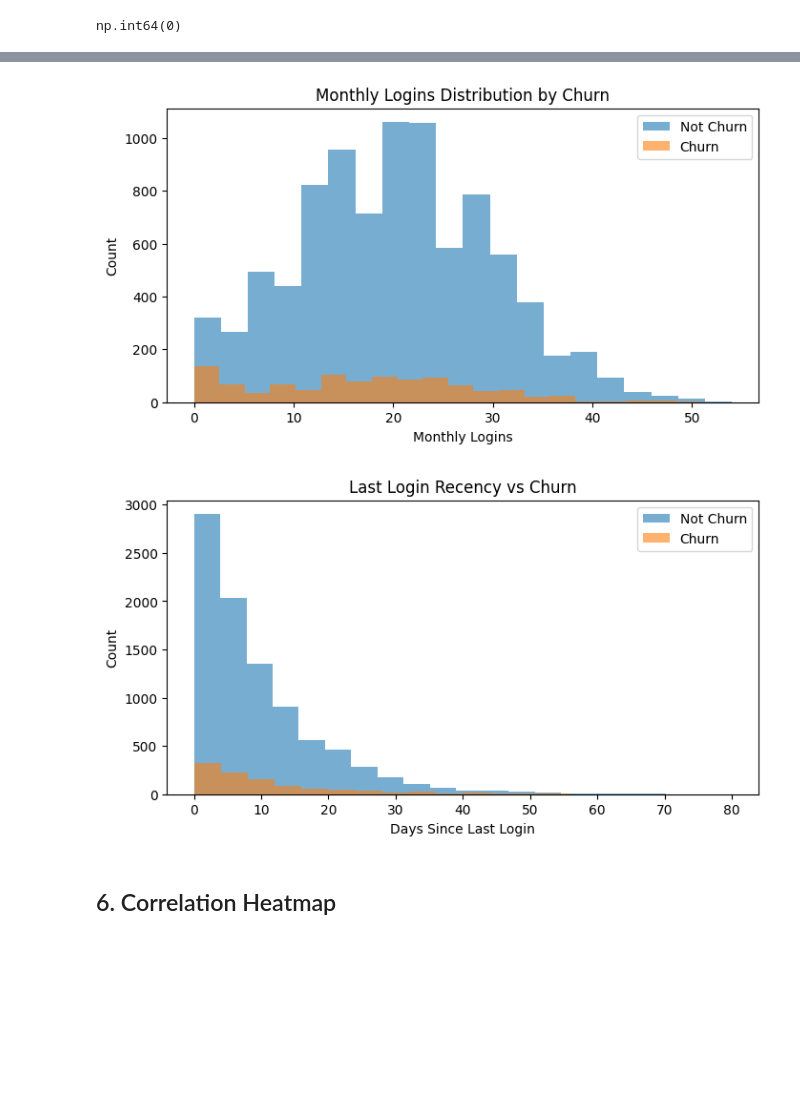
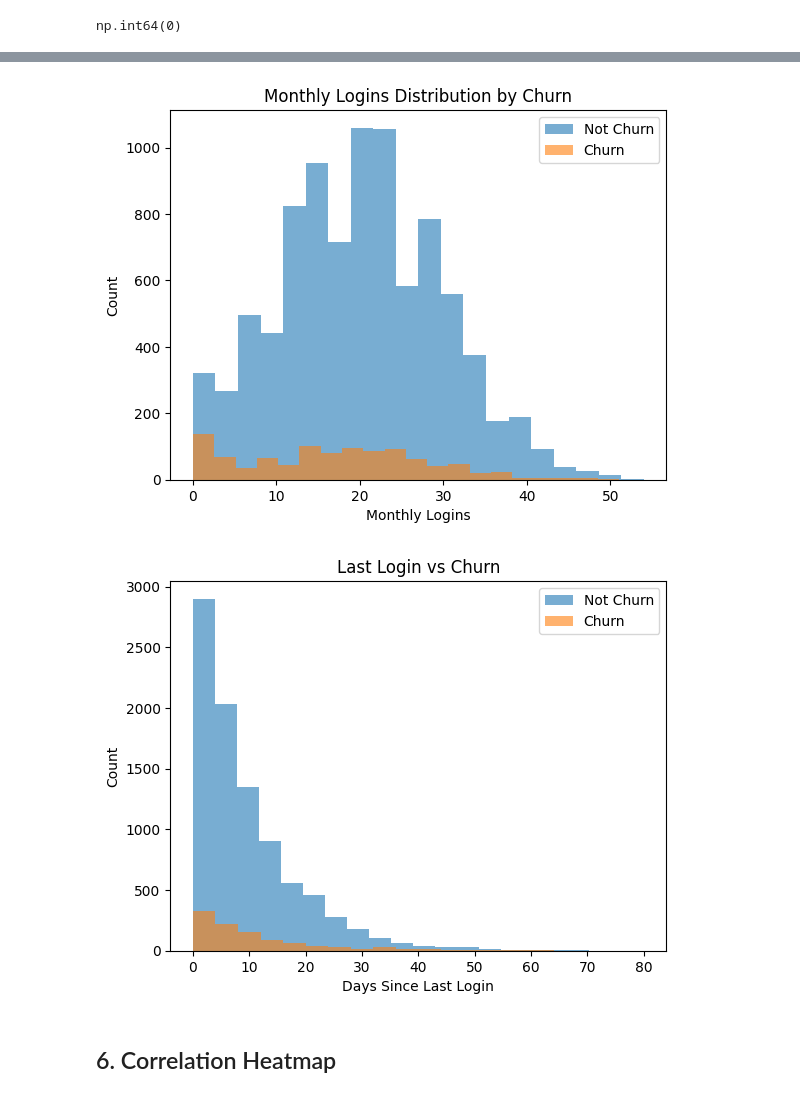
Before and after one commit to prasin-k-m/Subscription-Retention-Prediction, a Jupyter notebook: model.ipynb, the cells around one changed output, grey strips where cells are left out. Saved outputs shown, nothing was run; the diff lists cells and outputs as text; code cells hidden in the pictures; blank space fills up the shorter version.

```diff
--- a/model.ipynb
+++ b/model.ipynb
@@ -349,27 +291,26 @@ plt.show()
 # %%
-plt.figure(figsize=(8,4))
+
 plt.hist(df[df['churn']==0]['monthly_logins'], bins=20, alpha=0.6, label="Not Churn")
 plt.hist(df[df['churn']==1]['monthly_logins'], bins=20, alpha=0.6, label="Churn")
 
 plt.title("Monthly Logins Distribution by Churn")
 plt.xlabel("Monthly Logins")
 plt.ylabel("Count")
 plt.legend()
 plt.show()
 # %% [output]
-[figure, old version]
+[figure, new version]
 # %%
-plt.figure(figsize=(8,4))
 plt.hist(df[df['churn']==0]['last_login_days_ago'], bins=20, alpha=0.6, label="Not Churn")
 plt.hist(df[df['churn']==1]['last_login_days_ago'], bins=20, alpha=0.6, label="Churn")
 
-plt.title("Last Login Recency vs Churn")
+plt.title("Last Login vs Churn")
 plt.xlabel("Days Since Last Login")
 plt.ylabel("Count")
 plt.legend()
 plt.show()
 # %% [output]
-[figure, old version]
+[figure, new version]
 # %% [markdown]
 ## 6. Correlation Heatmap
 # %%
```
Also changed, not shown: parts of 10 cells of this notebook, 2 other files.
